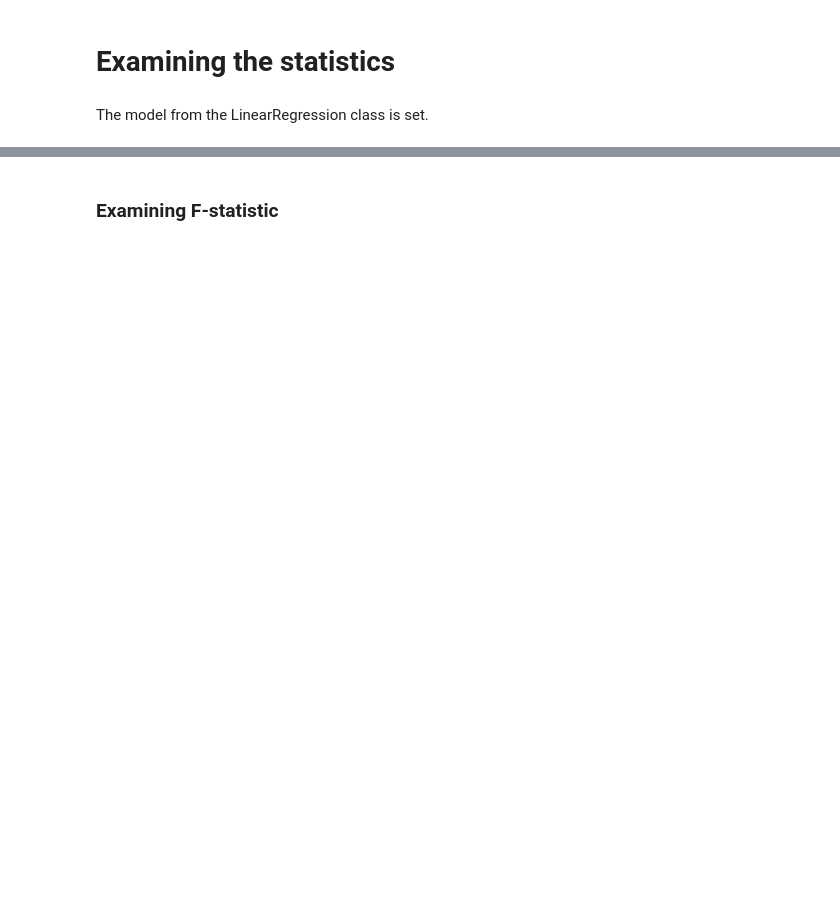
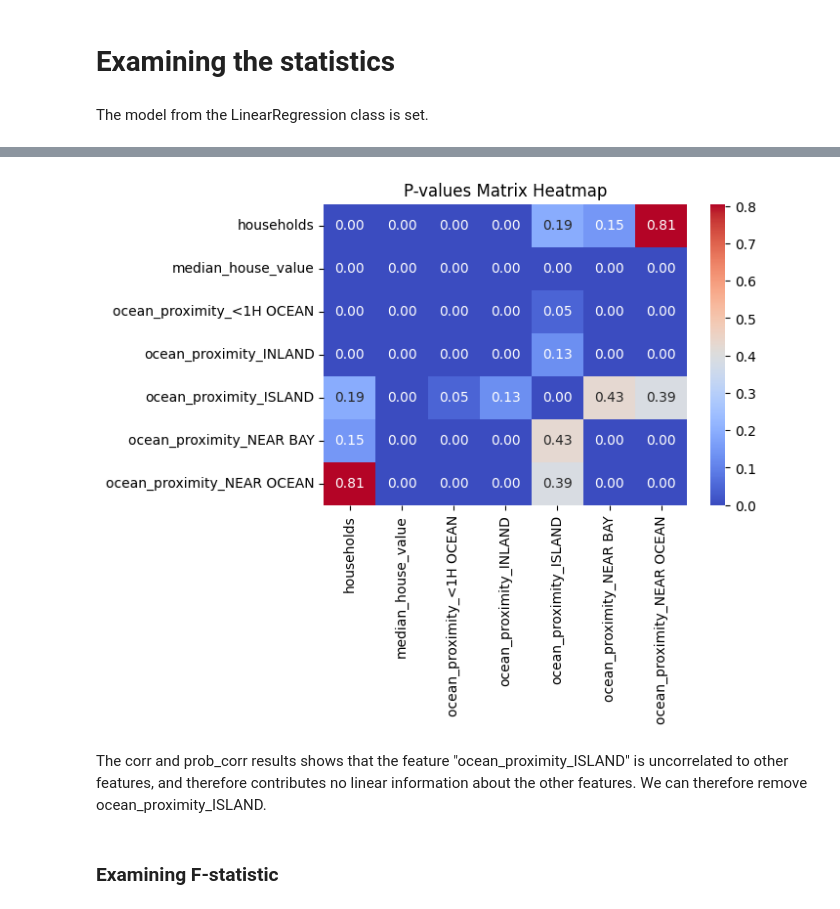
Before and after one commit to VilmaLL/Statistical_Methods-VILMA-LINDROTH, a Jupyter notebook: Assignments/Statistical_Methods_Assignment.ipynb, the cells around one changed output, grey strips where cells are left out. Saved outputs shown, nothing was run; the diff lists cells and outputs as text; code cells hidden in the pictures; blank space fills up the shorter version.

```diff
--- a/Assignments/Statistical_Methods_Assignment.ipynb
+++ b/Assignments/Statistical_Methods_Assignment.ipynb
@@ -107,0 +126,13 @@ fit = model.fit(
+# %%
+feature_names = ['households', 'median_house_value', 'ocean_proximity_<1H OCEAN', 'ocean_proximity_INLAND', 'ocean_proximity_ISLAND', 'ocean_proximity_NEAR BAY', 'ocean_proximity_NEAR OCEAN']
+prob_corr_df = pd.DataFrame(prob_corr, index=feature_names, columns=feature_names)
+
+plt.figure(figsize=(6, 4))
+sns.heatmap(prob_corr_df, annot = True, fmt = ".2f", cmap = "coolwarm")
+plt.title("P-values Matrix Heatmap")
+plt.show()
+# %% [output]
+[figure, added]
+# %% [markdown]
+The corr and prob_corr results shows that the feature "ocean_proximity_ISLAND" is uncorrelated to other features, and therefore contributes no linear information about the other features.
+We can therefore remove ocean_proximity_ISLAND.
```
Also changed, not shown: parts of 19 cells of this notebook, 7 other files.
